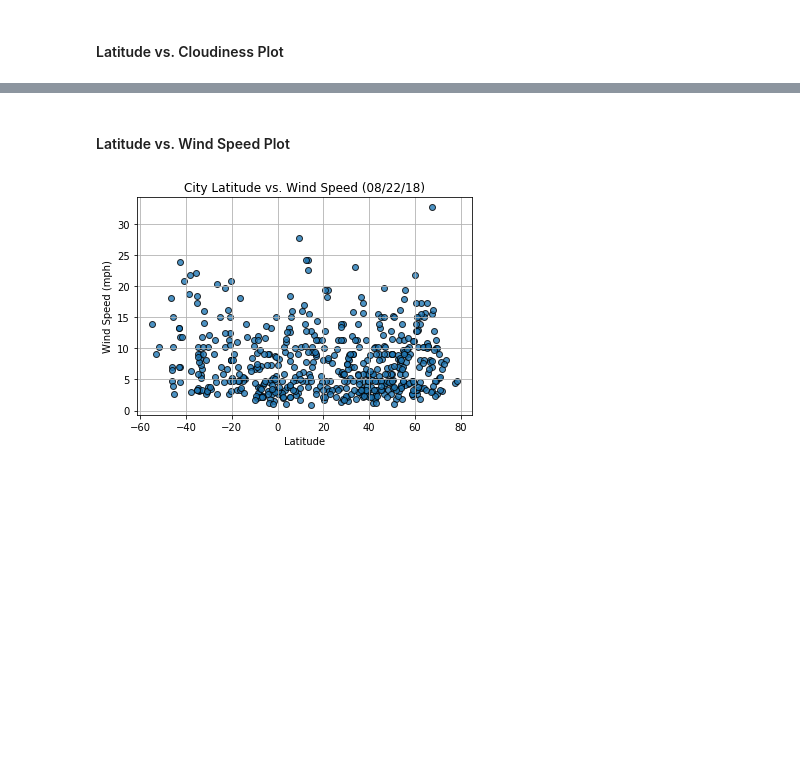
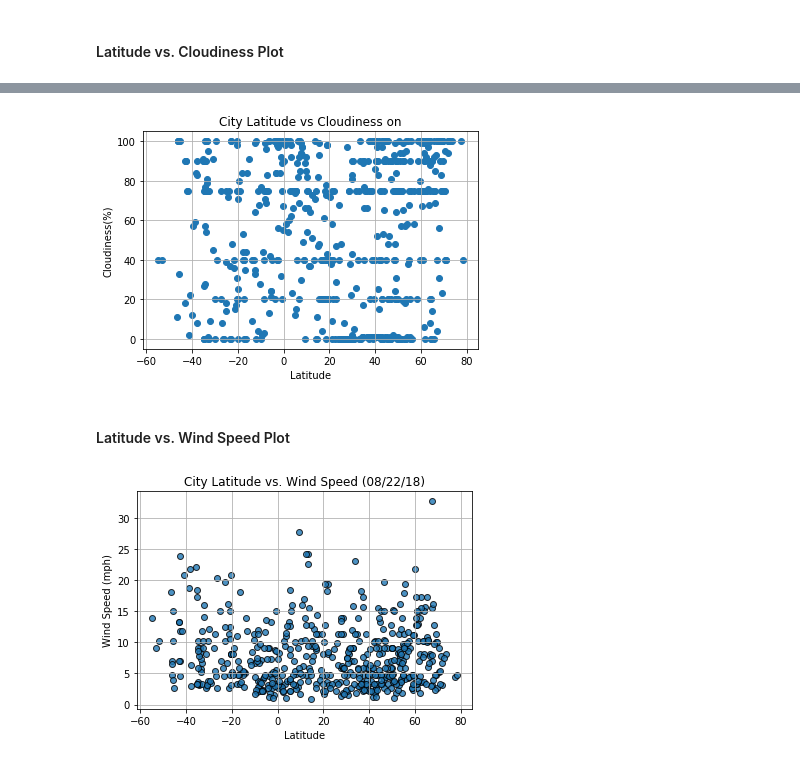
Before and after one commit to jbell69/python-api-challenge, a Jupyter notebook: WeatherPy/WeatherPy.ipynb, the cells around one changed output, grey strips where cells are left out. Saved outputs shown, nothing was run; the diff lists cells and outputs as text; code cells hidden in the pictures; blank space fills up the shorter version.

```diff
--- a/WeatherPy/WeatherPy.ipynb
+++ b/WeatherPy/WeatherPy.ipynb
@@ -118,3 +194,20 @@ dtype: int64
+# %%
+# Build a scatter plot for Latitude vs Cloudiness
+plt.scatter(weather_df["Latitude"], weather_df["Cloudiness"], marker="o")
+
+# Incorporate the other graph properties
+plt.title(f"City Latitude vs Cloudiness on")
+plt.ylabel("Cloudiness(%)")
+plt.xlabel("Latitude")
+plt.grid(True)
+
+# Save the figure
+plt.savefig("CloudinessInWorldCities.png")
+
+# Show plot
+plt.show()
+# %% [output]
+[figure, added]
 # %% [markdown]
 #### Latitude vs. Wind Speed Plot
 # %%
```
Also changed, not shown: parts of 10 cells of this notebook, 6 other files.
